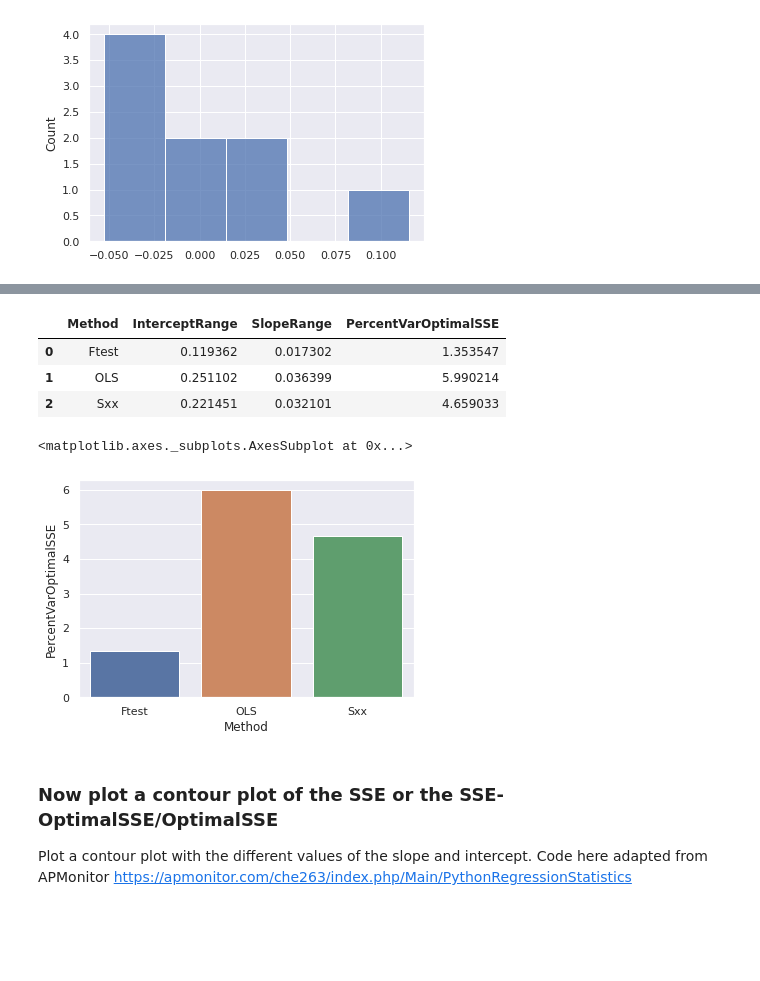
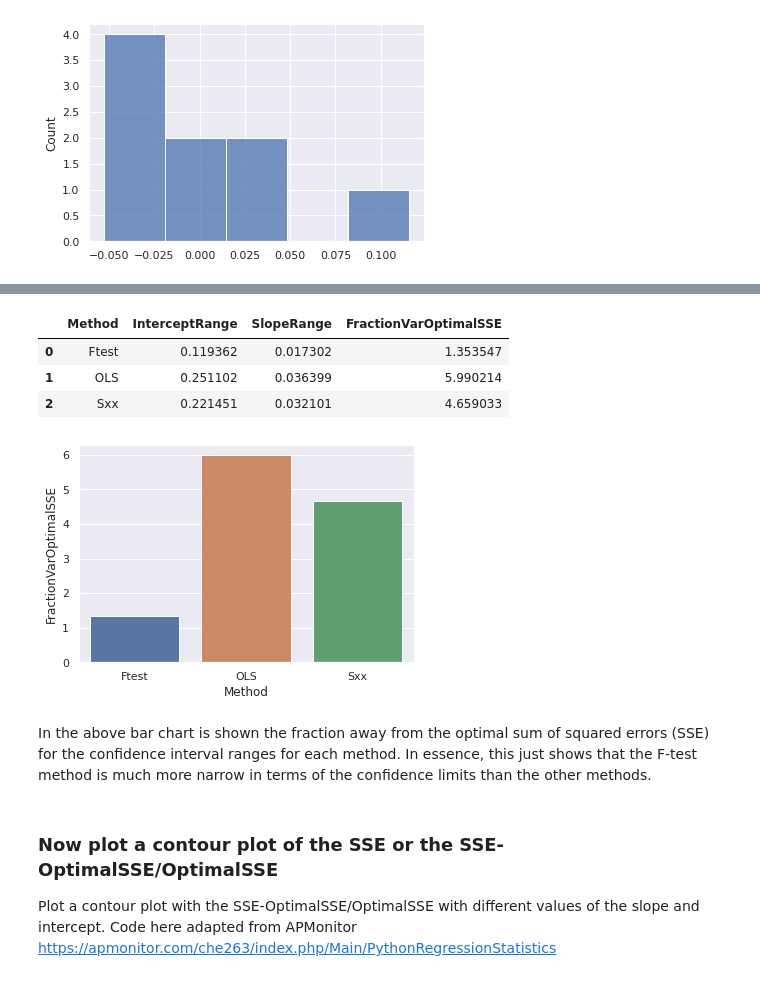
Before and after one commit to clint-bg/tools, a Jupyter notebook: ConfidenceIntervals.ipynb, the cells around one changed output, grey strips where cells are left out. Drawn from its saved outputs; the diff is of its cells as text; code cells hidden in the pictures; blank space fills up the shorter version.

```diff
--- a/ConfidenceIntervals.ipynb
+++ b/ConfidenceIntervals.ipynb
@@ -204,6 +208,6 @@ array([0.1766029 , 0.06350474])
 # %%
 #The 95% confidence range on the intercept, b, and the slope, m, are the following
 dict_CL = {'Method':['Ftest'],'InterceptRange':[minmax_b[1]-minmax_b[0]],'SlopeRange':[minmax_m[1]-minmax_m[0]],\
-           'PercentVarOptimalSSE':[max([(linearSSE([each,optparametervals[1]]) - optimalSSE)/optimalSSE for each in minmax_b])]}
+           'FractionVarOptimalSSE':[max([(linearSSE([each,optparametervals[1]]) - optimalSSE)/optimalSSE for each in minmax_b])]}
 dict_CL
 # %% [output]
@@ -293,6 +302,6 @@ model.conf_int() #confidence interval with the statsmodel, ols method
 dict_CL['Method'].append('OLS'); dict_CL['InterceptRange'].append(model.conf_int()[1][0]-model.conf_int()[0][0])
 dict_CL['SlopeRange'].append(model.conf_int()[1][1]-model.conf_int()[0][1])
 SSEdevarray = [linearSSE([model.conf_int()[1][0],optparametervals[1]]),linearSSE([model.conf_int()[0][0],optparametervals[1]])]
-dict_CL['PercentVarOptimalSSE'].append(max([(each - optimalSSE)/optimalSSE for each in SSEdevarray]))
+dict_CL['FractionVarOptimalSSE'].append(max([(each - optimalSSE)/optimalSSE for each in SSEdevarray]))
 # %% [markdown]
 ### Manual Calculation
@@ -320,7 +329,7 @@ tmulti = confL*np.sqrt(var*(1/len(data)+data['x1'].mean()**2/Sxx.sum()))
 minterceptCL = optparametervals[0]-tmulti,optparametervals[0]+tmulti
 mslopeCL = (optparametervals[1]-tmults, optparametervals[1]+tmults)
 # %%
-#Add results and build dataframe with the different confidence limits with the different methods
+#Add results with the different confidence limits with the different methods
 dict_CL['Method'].append('Sxx'); dict_CL['InterceptRange'].append(minterceptCL[1]-minterceptCL[0])
 dict_CL['SlopeRange'].append(mslopeCL[1]-mslopeCL[0])
-dict_CL['PercentVarOptimalSSE'].append(max([(linearSSE([each,optparametervals[1]]) - optimalSSE)/optimalSSE for each in minterceptCL]))
+dict_CL['FractionVarOptimalSSE'].append(max([(linearSSE([each,optparametervals[1]]) - optimalSSE)/optimalSSE for each in minterceptCL]))
@@ -329,13 +335,0 @@ dfs = pd.DataFrame(dict_CL)
-# %%
-dfs
-# %% [output]
-|  | Method | InterceptRange | SlopeRange | PercentVarOptimalSSE |
-| 0 | Ftest | 0.119362 | 0.017302 | 1.353547 |
-| 1 | OLS | 0.251102 | 0.036399 | 5.990214 |
-| 2 | Sxx | 0.221451 | 0.032101 | 4.659033 |
-# %%
-sns.barplot(x="Method", y="PercentVarOptimalSSE", data=dfs)
-#g = sns.catplot(x="sex", y="total_bill",hue="smoker", col="time",data=dfs,kind="bar",aspect=.7);
-# %% [output]
-<matplotlib.axes._subplots.AxesSubplot at 0x...>
-[figure, removed]
@@ -342,6 +339,22 @@ sns.barplot(x="Method", y="PercentVarOptimalSSE", data=dfs)
+# %%
+#show the confidence level ranges for both the Intercept and Slope. Also shown is FractionVarOptimalSSE which is the fraction away from the optimal solution
+dfs
+# %% [output]
+|  | Method | InterceptRange | SlopeRange | FractionVarOptimalSSE |
+| 0 | Ftest | 0.119362 | 0.017302 | 1.353547 |
+| 1 | OLS | 0.251102 | 0.036399 | 5.990214 |
+| 2 | Sxx | 0.221451 | 0.032101 | 4.659033 |
+# %%
+#Plot the Fraction as a function of the confidence interval method
+sns.barplot(x="Method", y="FractionVarOptimalSSE", data=dfs)
+plt.show()
+# %% [output]
+[figure, added]
+# %% [markdown]
+In the above bar chart is shown the fraction away from the optimal sum of squared errors (SSE) for the confidence interval ranges for each method. In essence, this just shows that the F-test method is much more narrow in terms of the confidence limits than the other methods.
 # %% [markdown]
 ### Now plot a contour plot of the SSE or the SSE-OptimalSSE/OptimalSSE
-Plot a contour plot with the different values of the slope and intercept. Code here adapted from APMonitor https://apmonitor.com/che263/index.php/Main/PythonRegressionStatistics
+Plot a contour plot with the SSE-OptimalSSE/OptimalSSE with different values of the slope and intercept. Code here adapted from APMonitor https://apmonitor.com/che263/index.php/Main/PythonRegressionStatistics
 # %%
 #setup code for contour plot
 nopts = 100
```
Also changed, not shown: parts of 34 cells of this notebook.
